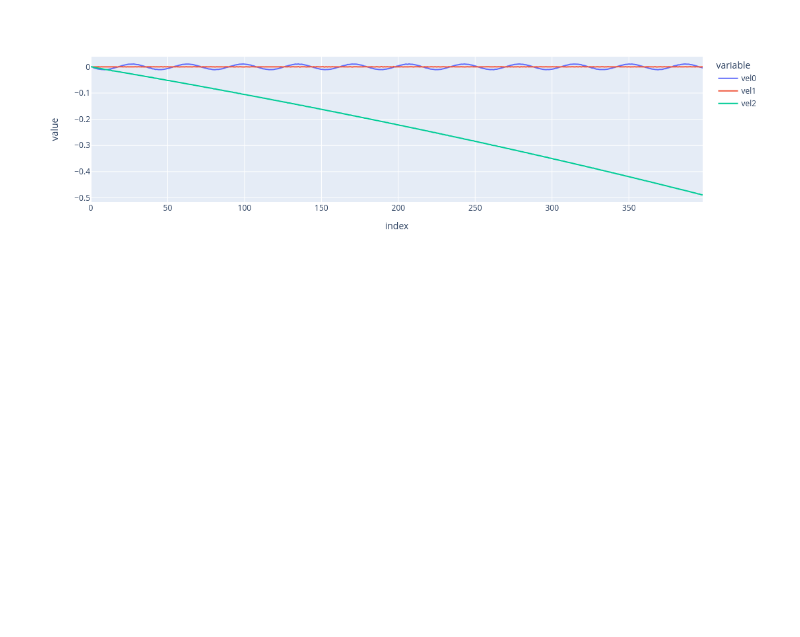
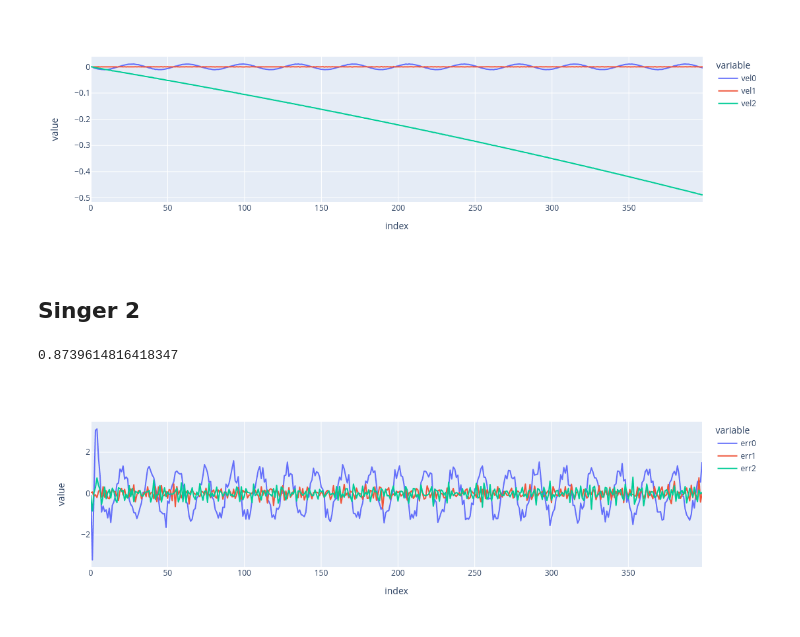
Before and after one commit to lbartnik/modern-tracking-systems, a Jupyter notebook: 03 Singer Acceleration Model.ipynb, the cells around one changed output. Drawn from its saved outputs; the diff is of its cells as text; code cells hidden in the pictures; blank space fills up the shorter version.

```diff
--- a/03 Singer Acceleration Model.ipynb
+++ b/03 Singer Acceleration Model.ipynb
@@ -255,3 +268,14 @@ ex.line(pd.concat((to_df(target, 'x'), to_df(pos, 'x_hat')))[['x0', 'x_hat0']])
 ex.line(to_df(vel, 'vel'))
 # %% [output]
 [figure]
+# %% [markdown]
+## Singer 2
+# %%
+target, pos, vel, err  = evaluate(SinusTarget(), KalmanFilter(motion_model=SingerAccelerationModel(20, .01)), time=np.arange(0, 400))
+np.sqrt(np.mean(np.power(err[:,0], 2)))
+# %% [output]
+0.8739614816418347
+# %%
+ex.line(to_df(err, 'err'))
+# %% [output]
+[figure, added]
```
Also changed, not shown: parts of 11 cells of this notebook.
